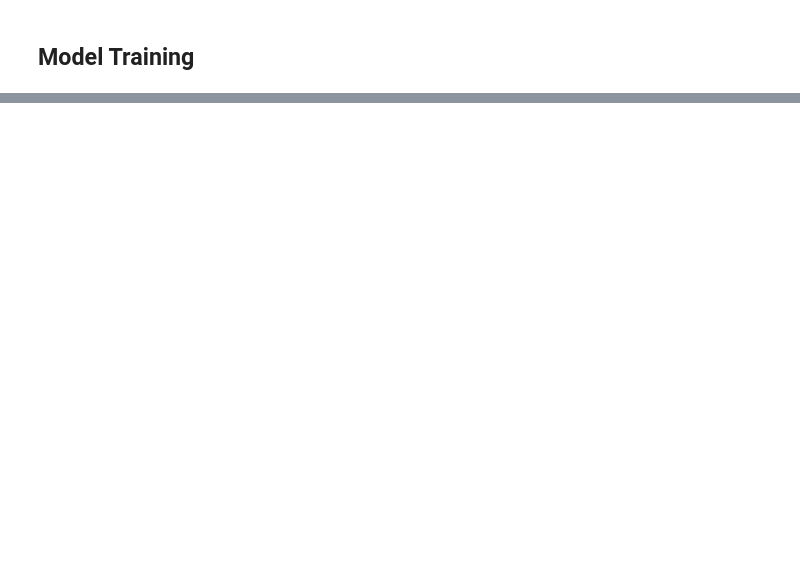
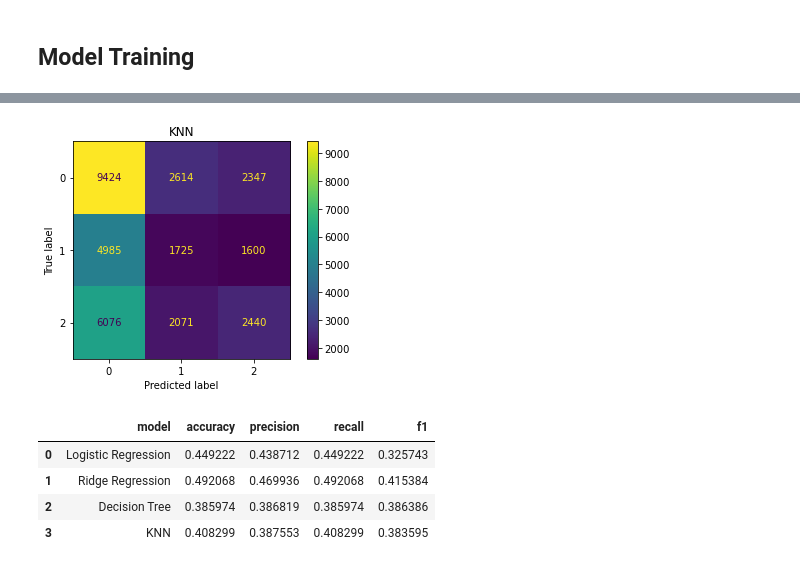
Before and after one commit to herricklab/6740Project, a Jupyter notebook: Project.ipynb, the cells around one changed output, grey strips where cells are left out. Saved outputs shown, nothing was run; the diff lists cells and outputs as text; code cells hidden in the pictures; blank space fills up the shorter version.

```diff
--- a/Project.ipynb
+++ b/Project.ipynb
@@ -326,0 +303,17 @@ NameError: name 'y_test' is not defined
+# %%
+# KNN
+neigh_result, neigh_cm = model_evaluation(neigh_clf, "KNN")
+model_performance = model_performance.append(neigh_result, ignore_index=True)
+neigh_disp = ConfusionMatrixDisplay(neigh_cm)
+neigh_disp.plot()
+plt.title('KNN')
+plt.show();
+
+display(model_performance)
+# %% [output]
+[figure, added]
+|  | model | accuracy | precision | recall | f1 |
+| 0 | Logistic Regression | 0.449222 | 0.438712 | 0.449222 | 0.325743 |
+| 1 | Ridge Regression | 0.492068 | 0.469936 | 0.492068 | 0.415384 |
+| 2 | Decision Tree | 0.385974 | 0.386819 | 0.385974 | 0.386386 |
+| 3 | KNN | 0.408299 | 0.387553 | 0.408299 | 0.383595 |
```
Also changed, not shown: parts of 31 cells of this notebook.
